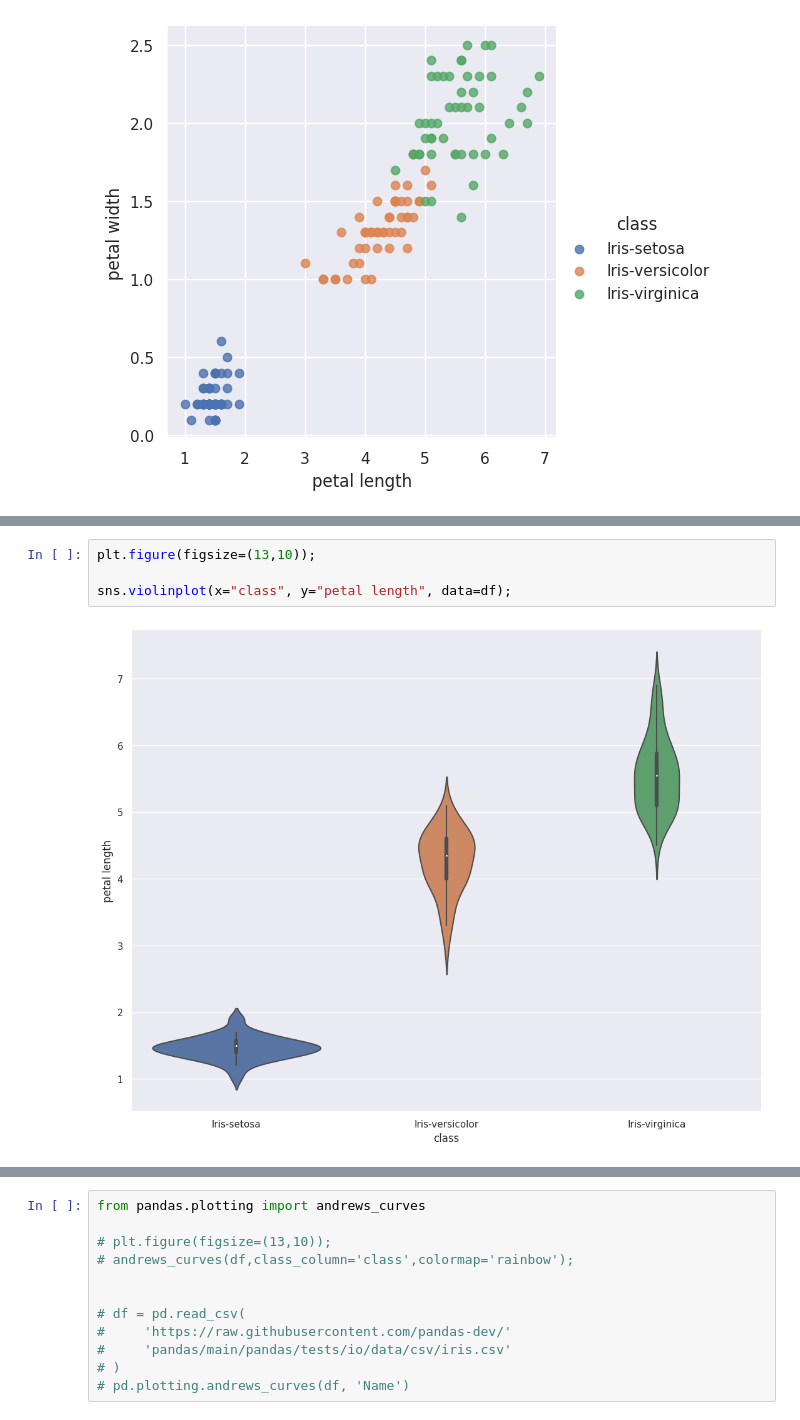
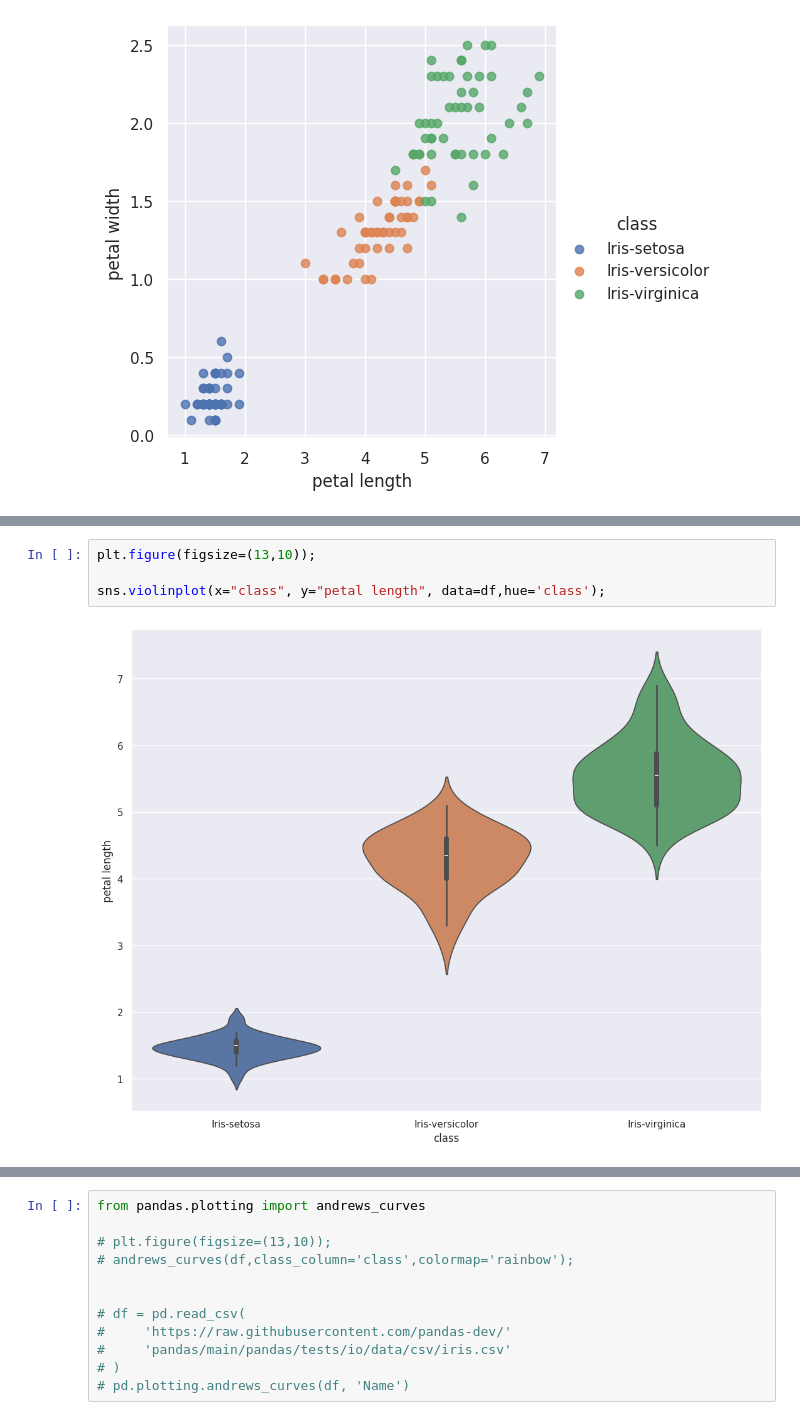
Before and after one commit to Frenz86/machine-learning-course, a Jupyter notebook: python/Lez06/06.3Iris_EDA.ipynb, the cells around one changed output, grey strips where cells are left out. Saved outputs shown, nothing was run; the diff lists cells and outputs as text.

```diff
--- a/python/Lez06/06.3Iris_EDA.ipynb
+++ b/python/Lez06/06.3Iris_EDA.ipynb
@@ -175,9 +174,9 @@ sns.stripplot(x="class", y="petal length", data=df);
 # %%
 plt.figure(figsize=(13,10));
 
-sns.violinplot(x="class", y="petal length", data=df);
+sns.violinplot(x="class", y="petal length", data=df,hue='class');
 # %% [output]
-[figure, old version]
+[figure, new version]
 # %%
 #palette
 plt.figure(figsize=(13,10));
```
Also changed, not shown: parts of 10 cells of this notebook, 10 other files.
